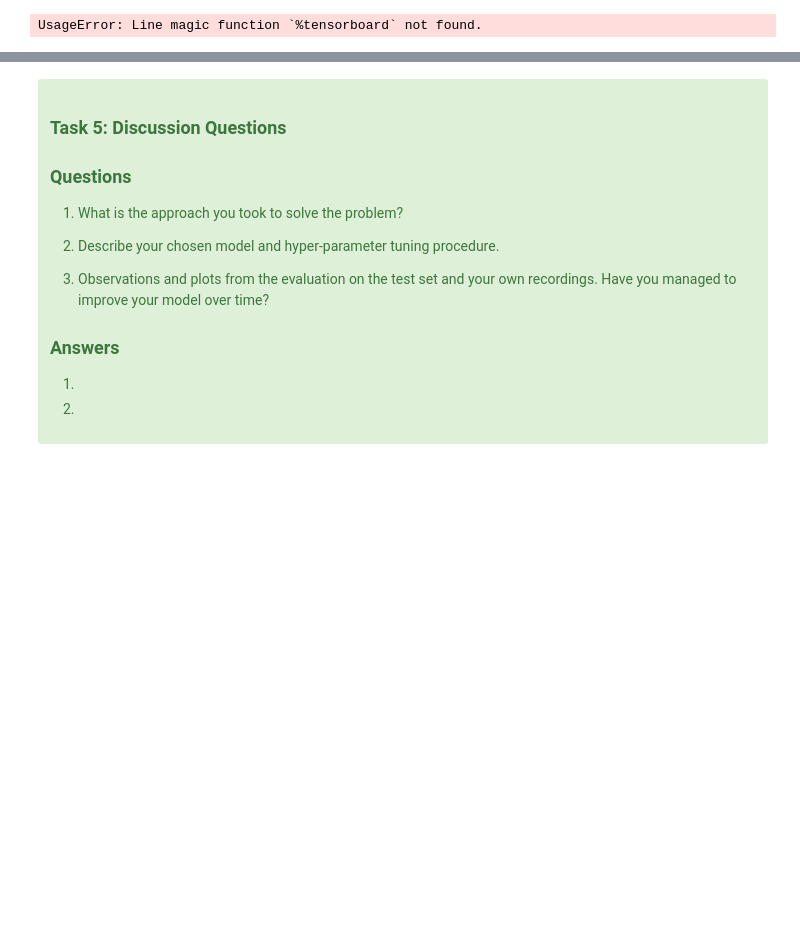
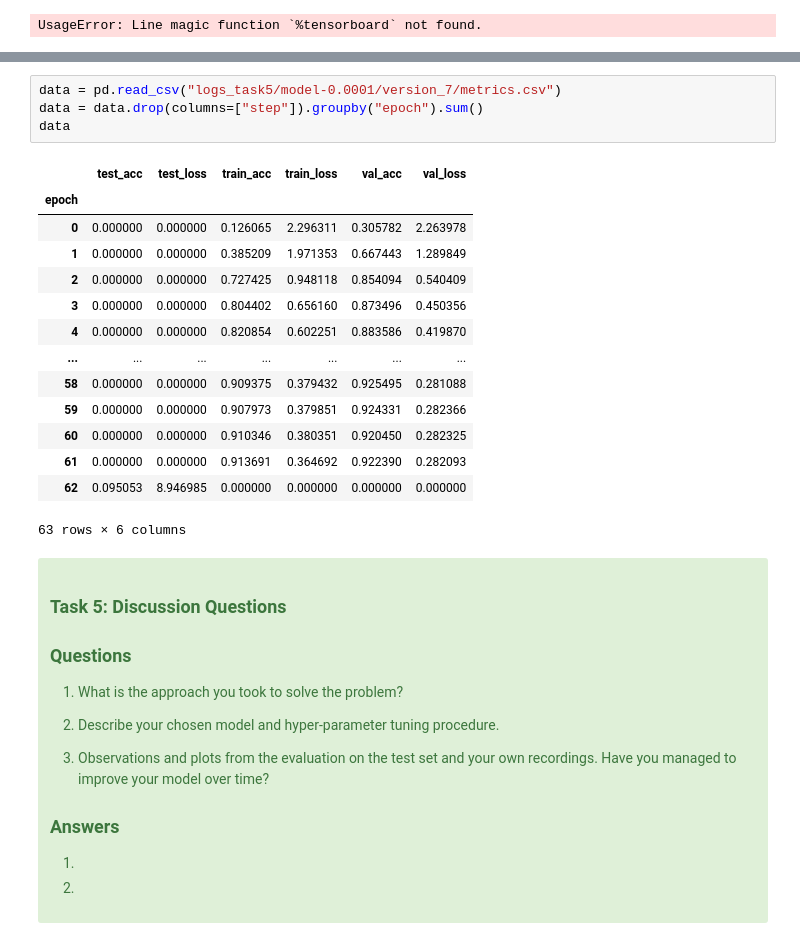
Before and after one commit to sqooid/ece4179-neural-networks, a Jupyter notebook: assignment/Task_5_Student.ipynb, the cells around one changed output, grey strips where cells are left out. Saved outputs shown, nothing was run; the diff lists cells and outputs as text; blank space fills up the shorter version.

Commit message:
fix some shit in task 5

```diff
--- a/assignment/Task_5_Student.ipynb
+++ b/assignment/Task_5_Student.ipynb
@@ -791,3 +689,22 @@ LOCAL_RANK: 0 - CUDA_VISIBLE_DEVICES: [0]
+# %%
+data = pd.read_csv("logs_task5/model-0.0001/version_7/metrics.csv")
+data = data.drop(columns=["step"]).groupby("epoch").sum()
+data
+# %% [output]
+|  | test_acc | test_loss | train_acc | train_loss | val_acc | val_loss |
+| epoch |  |  |  |  |  |  |
+| 0 | 0.000000 | 0.000000 | 0.126065 | 2.296311 | 0.305782 | 2.263978 |
+| 1 | 0.000000 | 0.000000 | 0.385209 | 1.971353 | 0.667443 | 1.289849 |
+| 2 | 0.000000 | 0.000000 | 0.727425 | 0.948118 | 0.854094 | 0.540409 |
+| 3 | 0.000000 | 0.000000 | 0.804402 | 0.656160 | 0.873496 | 0.450356 |
+| 4 | 0.000000 | 0.000000 | 0.820854 | 0.602251 | 0.883586 | 0.419870 |
+| ... | ... | ... | ... | ... | ... | ... |
+| 58 | 0.000000 | 0.000000 | 0.909375 | 0.379432 | 0.925495 | 0.281088 |
+| 59 | 0.000000 | 0.000000 | 0.907973 | 0.379851 | 0.924331 | 0.282366 |
+| 60 | 0.000000 | 0.000000 | 0.910346 | 0.380351 | 0.920450 | 0.282325 |
+| 61 | 0.000000 | 0.000000 | 0.913691 | 0.364692 | 0.922390 | 0.282093 |
+| 62 | 0.095053 | 8.946985 | 0.000000 | 0.000000 | 0.000000 | 0.000000 |
+63 rows × 6 columns
 # %% [markdown]
 <div class="alert alert-block alert-success">
 
```
Also changed, not shown: parts of 14 cells of this notebook, 4 other files.
